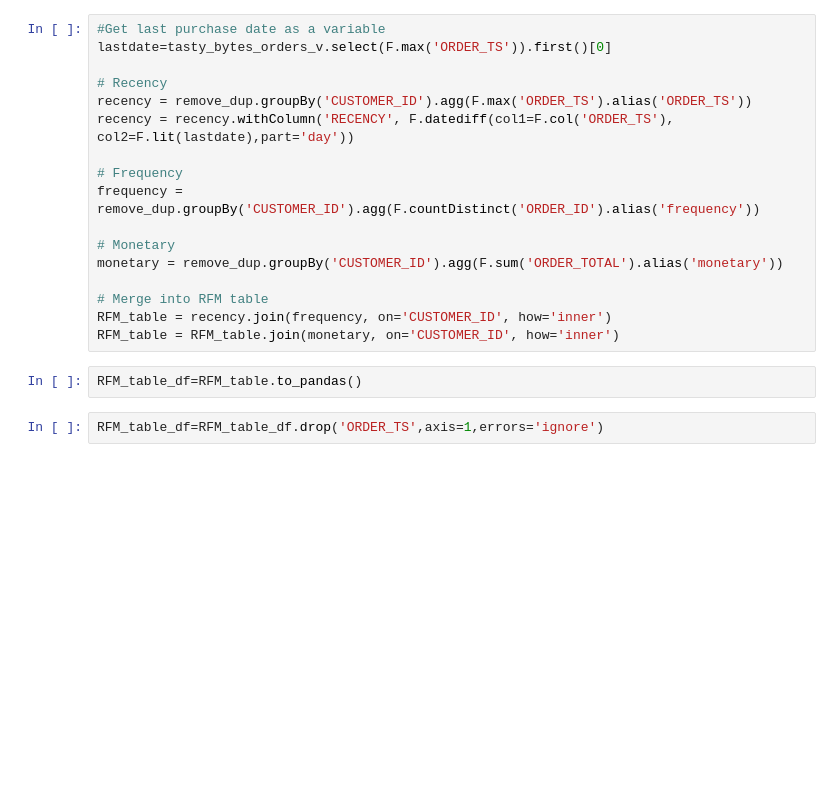
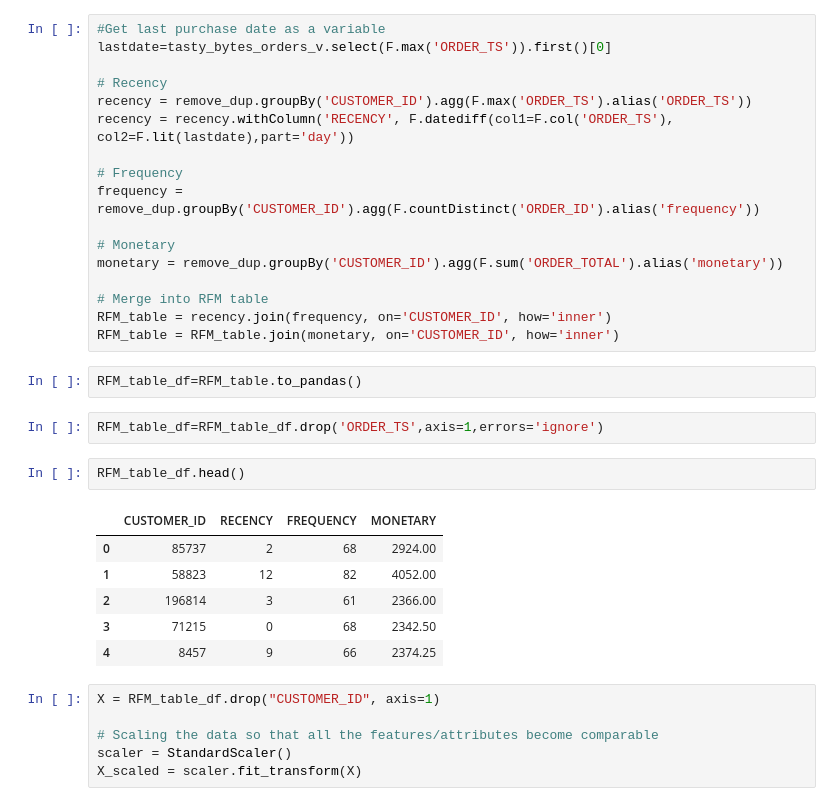
Before and after one commit to R-otato/Tasty_Insights, a Jupyter notebook: CustomerSegmentation.ipynb, the cells around one changed output. Cells and saved outputs as stored; diff of their text form; blank space fills up the shorter version.

```diff
--- a/CustomerSegmentation.ipynb
+++ b/CustomerSegmentation.ipynb
@@ -178,3 +170,18 @@ RFM_table = RFM_table.join(monetary, on='CUSTOMER_ID', how='inner')
 RFM_table_df=RFM_table.to_pandas()
 # %%
 RFM_table_df=RFM_table_df.drop('ORDER_TS',axis=1,errors='ignore')
+# %%
+RFM_table_df.head()
+# %% [output]
+|  | CUSTOMER_ID | RECENCY | FREQUENCY | MONETARY |
+| 0 | 85737 | 2 | 68 | 2924.00 |
+| 1 | 58823 | 12 | 82 | 4052.00 |
+| 2 | 196814 | 3 | 61 | 2366.00 |
+| 3 | 71215 | 0 | 68 | 2342.50 |
+| 4 | 8457 | 9 | 66 | 2374.25 |
+# %%
+X = RFM_table_df.drop("CUSTOMER_ID", axis=1)
+
+# Scaling the data so that all the features/attributes become comparable
+scaler = StandardScaler()
+X_scaled = scaler.fit_transform(X)
```
Also changed, not shown: parts of 9 cells of this notebook, 1 other file.
